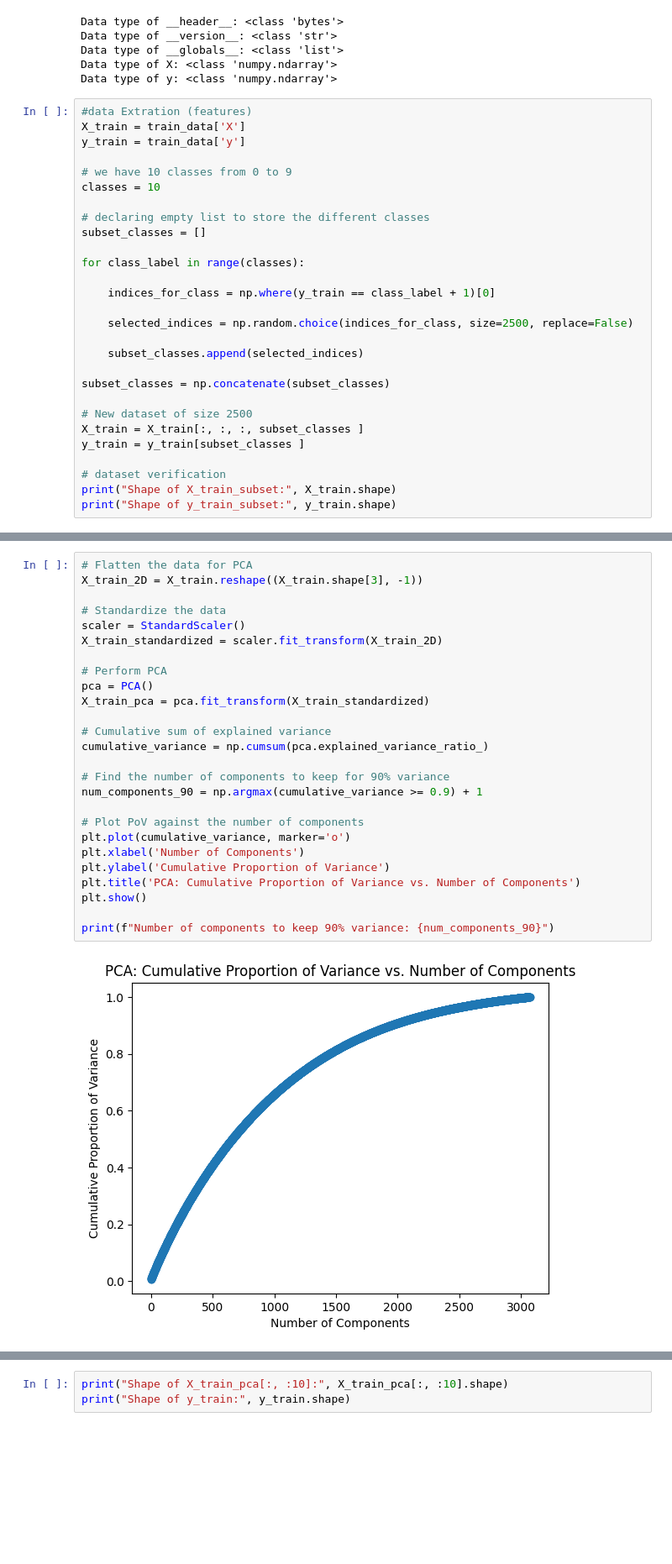
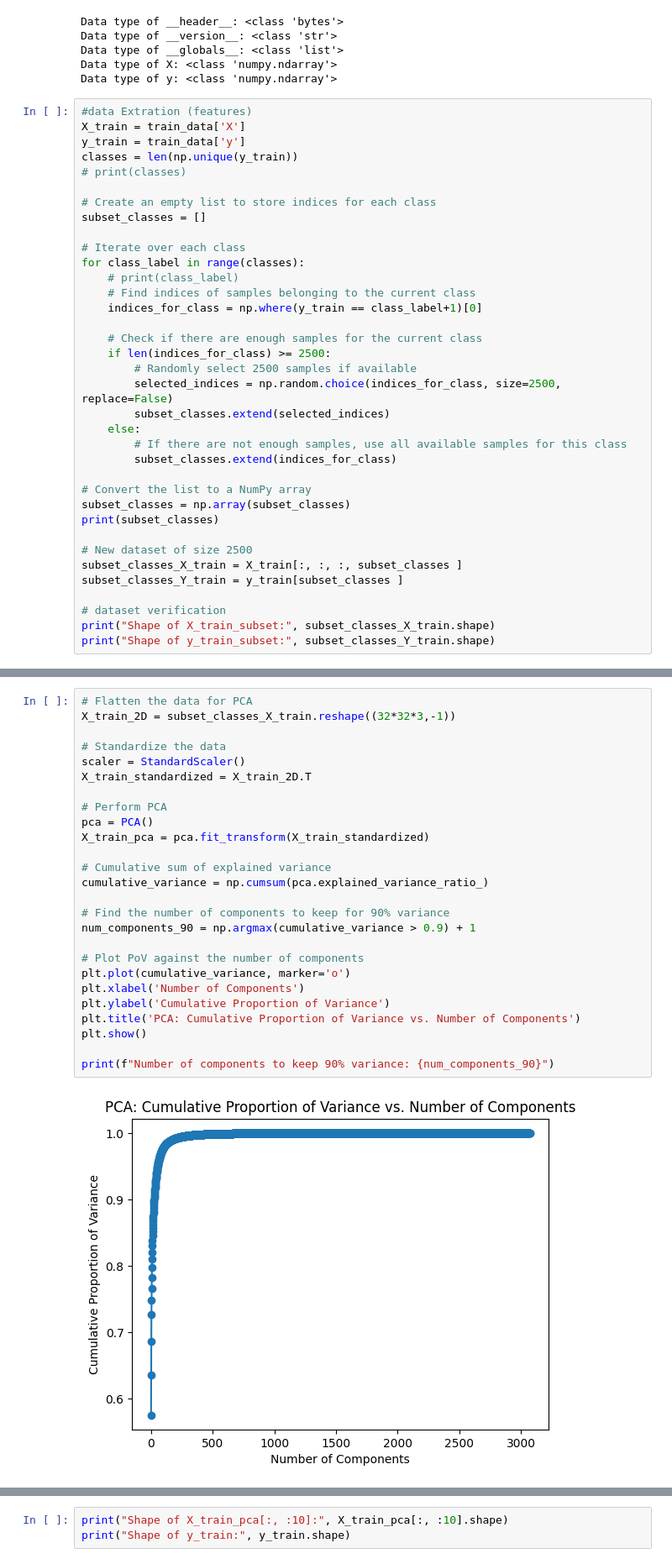
Before and after one commit to adarsh9665bhende/FOML_assignment2, a Jupyter notebook: assignment_2.ipynb, the cells around one changed output, grey strips where cells are left out. Shown at 84% size. Cells and saved outputs as stored; diff of their text form; blank space fills up the shorter version.

```diff
--- a/assignment_2.ipynb
+++ b/assignment_2.ipynb
@@ -38,28 +38,36 @@ Data type of y: <class 'numpy.ndarray'>
 #data Extration (features)
 X_train = train_data['X']
 y_train = train_data['y']
+classes = len(np.unique(y_train))
+# print(classes)
 
-# we have 10 classes from 0 to 9
-classes = 10
-
-# declaring empty list to store the different classes
+# Create an empty list to store indices for each class
 subset_classes = []
 
+# Iterate over each class
 for class_label in range(classes):
+    # print(class_label)
+    # Find indices of samples belonging to the current class
+    indices_for_class = np.where(y_train == class_label+1)[0]
 
-    indices_for_class = np.where(y_train == class_label + 1)[0]
+    # Check if there are enough samples for the current class
+    if len(indices_for_class) >= 2500:
+        # Randomly select 2500 samples if available
+        selected_indices = np.random.choice(indices_for_class, size=2500, replace=False)
+        subset_classes.extend(selected_indices)
+    else:
+        # If there are not enough samples, use all available samples for this class
+        subset_classes.extend(indices_for_class)
 
-    selected_indices = np.random.choice(indices_for_class, size=2500, replace=False)
-
-    subset_classes.append(selected_indices)
-
-subset_classes = np.concatenate(subset_classes)
+# Convert the list to a NumPy array
+subset_classes = np.array(subset_classes)
+print(subset_classes)
 
 # New dataset of size 2500
-X_train = X_train[:, :, :, subset_classes ]
-y_train = y_train[subset_classes ]
+subset_classes_X_train = X_train[:, :, :, subset_classes ]
+subset_classes_Y_train = y_train[subset_classes ]
 
 # dataset verification
-print("Shape of X_train_subset:", X_train.shape)
-print("Shape of y_train_subset:", y_train.shape)
+print("Shape of X_train_subset:", subset_classes_X_train.shape)
+print("Shape of y_train_subset:", subset_classes_Y_train.shape)
 # %% [output]
@@ -67,29 +76,29 @@ Shape of X_train_subset: (32, 32, 3, 25000)
 Shape of y_train_subset: (25000, 1)
 # %%
 # Flatten the data for PCA
-X_train_2D = X_train.reshape((X_train.shape[3], -1))
+X_train_2D = subset_classes_X_train.reshape((32*32*3,-1))
 
 # Standardize the data
 scaler = StandardScaler()
-X_train_standardized = scaler.fit_transform(X_train_2D)
+X_train_standardized = X_train_2D.T
 
 # Perform PCA
 pca = PCA()
 X_train_pca = pca.fit_transform(X_train_standardized)
 
 # Cumulative sum of explained variance
 cumulative_variance = np.cumsum(pca.explained_variance_ratio_)
 
 # Find the number of components to keep for 90% variance
-num_components_90 = np.argmax(cumulative_variance >= 0.9) + 1
+num_components_90 = np.argmax(cumulative_variance > 0.9) + 1
 
 # Plot PoV against the number of components
 plt.plot(cumulative_variance, marker='o')
 plt.xlabel('Number of Components')
 plt.ylabel('Cumulative Proportion of Variance')
 plt.title('PCA: Cumulative Proportion of Variance vs. Number of Components')
 plt.show()
 
 print(f"Number of components to keep 90% variance: {num_components_90}")
 # %% [output]
-[figure, old version]
+[figure, new version]
```
Also changed, not shown: parts of 7 cells of this notebook.
